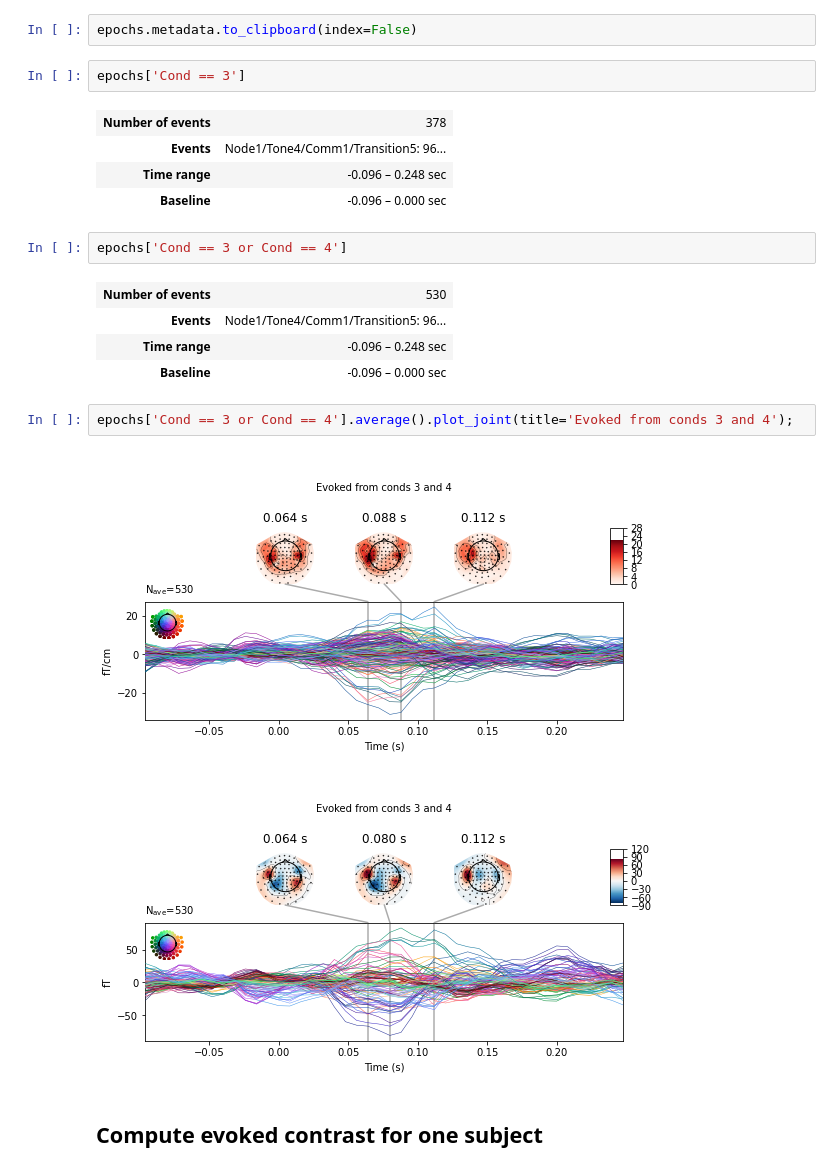
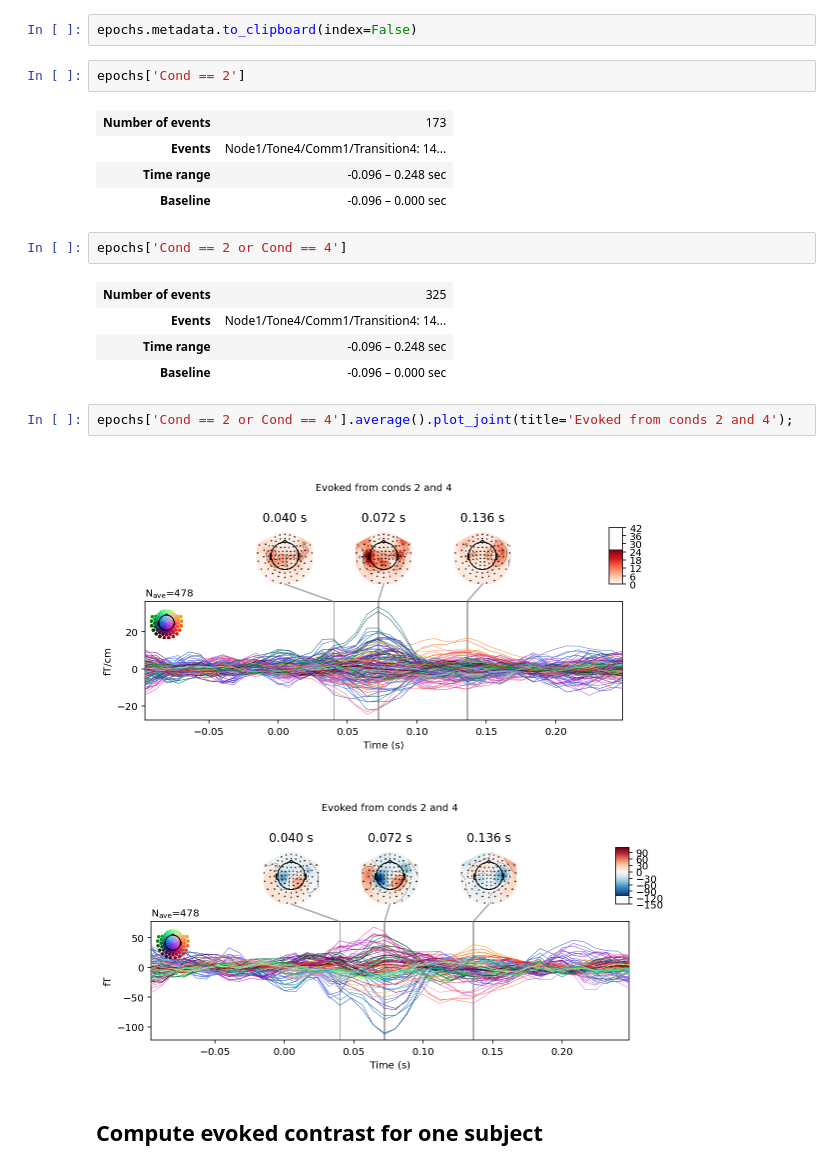
Before and after one commit to hoechenberger/neurospin-mne-hackathon-2022, a Jupyter notebook: 04-contrasting_evokeds.ipynb, the cells around one changed output. Drawn from its saved outputs; the diff is of its cells as text.

```diff
--- a/04-contrasting_evokeds.ipynb
+++ b/04-contrasting_evokeds.ipynb
@@ -87,24 +91,24 @@ array([1, 3, 2, 4])
 # %%
 epochs.metadata.to_clipboard(index=False)
 # %%
-epochs['Cond == 3']
+epochs['Cond == 2']
 # %% [output]
-| Number of events | 378 |
-| Events | Node1/Tone4/Comm1/Transition5: 96... |
+| Number of events | 173 |
+| Events | Node1/Tone4/Comm1/Transition4: 14... |
 | Time range | -0.096 – 0.248 sec |
 | Baseline | -0.096 – 0.000 sec |
 # %%
-epochs['Cond == 3 or Cond == 4']
+epochs['Cond == 2 or Cond == 4']
 # %% [output]
-| Number of events | 530 |
-| Events | Node1/Tone4/Comm1/Transition5: 96... |
+| Number of events | 325 |
+| Events | Node1/Tone4/Comm1/Transition4: 14... |
 | Time range | -0.096 – 0.248 sec |
 | Baseline | -0.096 – 0.000 sec |
 # %%
-epochs['Cond == 3 or Cond == 4'].average().plot_joint(title='Evoked from conds 3 and 4');
+epochs['Cond == 2 or Cond == 4'].average().plot_joint(title='Evoked from conds 2 and 4');
 # %% [output]
-[figure, old version]
+[figure, new version]
-[figure, old version]
+[figure, new version]
 # %% [markdown]
 ## Compute evoked contrast for one subject
 # %%
```
Also changed, not shown: parts of 13 cells of this notebook, 2 other files.
